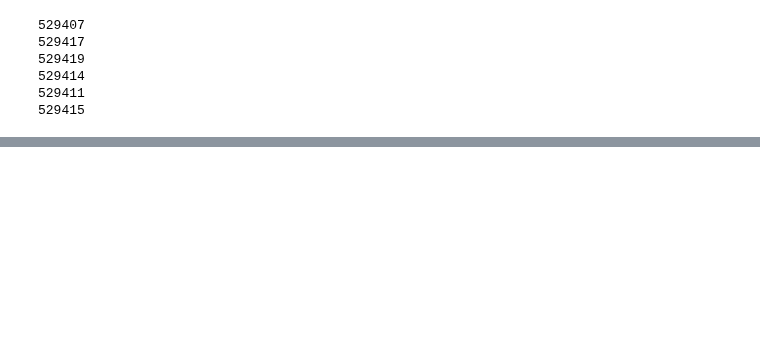
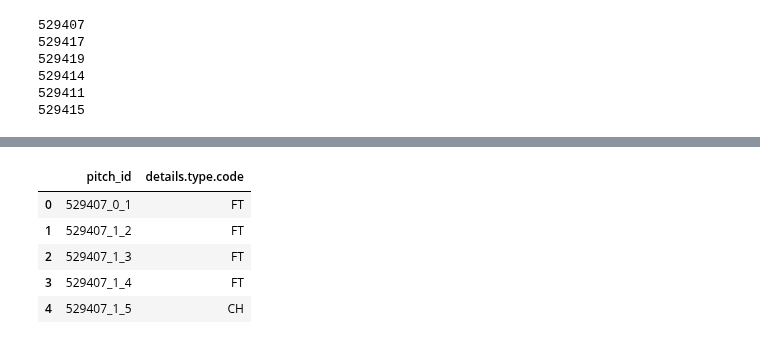
Before and after one commit to ConnorAnderson29/pitch_prediction_model, a Jupyter notebook: eda1.ipynb, the cells around one changed output, grey strips where cells are left out. Drawn from its saved outputs; the diff is of its cells as text; code cells hidden in the pictures; blank space fills up the shorter version.

```diff
--- a/eda1.ipynb
+++ b/eda1.ipynb
@@ -261,0 +197,10 @@ pitches_df = pd.DataFrame(list_for_new_df)
+# %%
+pitch_id_df = each_pitch[['pitch_id', 'details.type.code']].copy()
+pitch_id_df.head()
+# %% [output]
+|  | pitch_id | details.type.code |
+| 0 | 529407_0_1 | FT |
+| 1 | 529407_1_2 | FT |
+| 2 | 529407_1_3 | FT |
+| 3 | 529407_1_4 | FT |
+| 4 | 529407_1_5 | CH |
```
Also changed, not shown: parts of 16 cells of this notebook.
